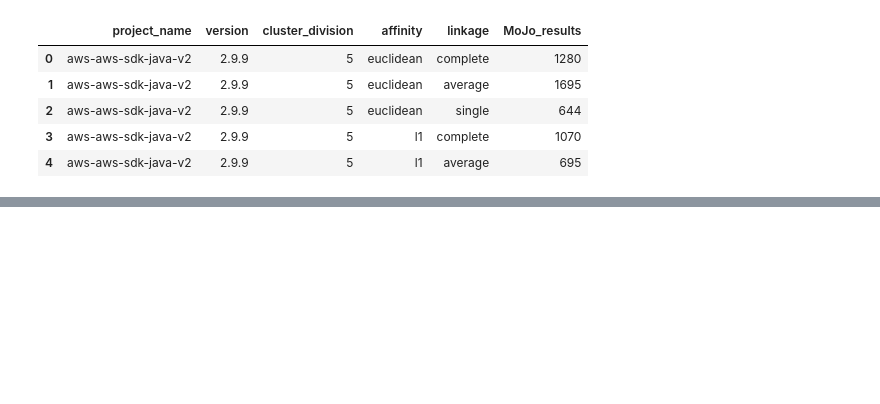
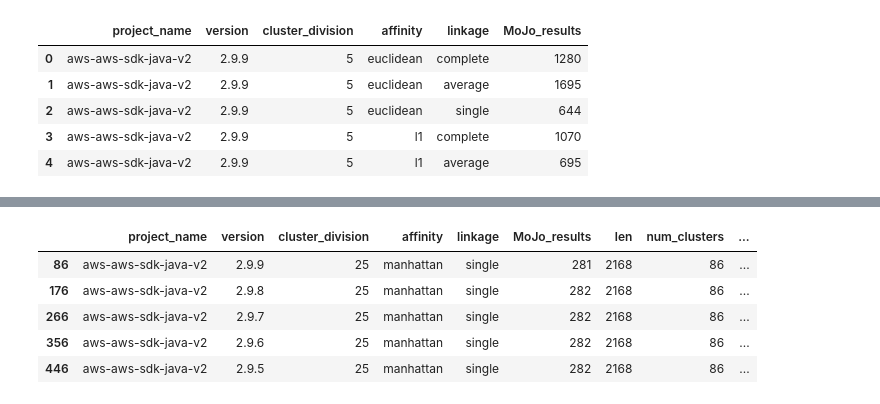
Before and after one commit to alvintanjianjia/SoftwareRemodularization, a Jupyter notebook: Results_Gathering.ipynb, the cells around one changed output, grey strips where cells are left out. Saved outputs shown, nothing was run; the diff lists cells and outputs as text; code cells hidden in the pictures; blank space fills up the shorter version.

```diff
--- a/Results_Gathering.ipynb
+++ b/Results_Gathering.ipynb
@@ -140,0 +212,12 @@ bunch_results.head()
+# %%
+main_df_agglo = main_df_agglo[main_df_agglo['accuracy'] == main_df_agglo.groupby(['project_name', 'version'])['accuracy'].transform('max')]
+main_df_agglo = main_df_agglo[main_df_agglo['affinity'] != 'l2']
+main_df_agglo = main_df_agglo[main_df_agglo['affinity'] != 'l1']
+main_df_agglo.head()
+# %% [output]
+|  | project_name | version | cluster_division | affinity | linkage | MoJo_results | len | num_clusters | ... |
+| 86 | aws-aws-sdk-java-v2 | 2.9.9 | 25 | manhattan | single | 281 | 2168 | 86 | ... |
+| 176 | aws-aws-sdk-java-v2 | 2.9.8 | 25 | manhattan | single | 282 | 2168 | 86 | ... |
+| 266 | aws-aws-sdk-java-v2 | 2.9.7 | 25 | manhattan | single | 282 | 2168 | 86 | ... |
+| 356 | aws-aws-sdk-java-v2 | 2.9.6 | 25 | manhattan | single | 282 | 2168 | 86 | ... |
+| 446 | aws-aws-sdk-java-v2 | 2.9.5 | 25 | manhattan | single | 282 | 2168 | 86 | ... |
```
Also changed, not shown: parts of 18 cells of this notebook, 5 other files.
